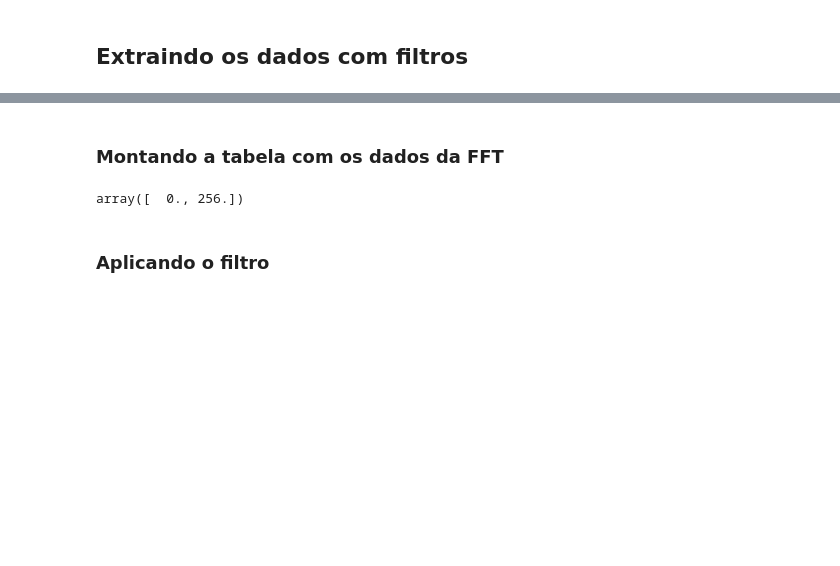
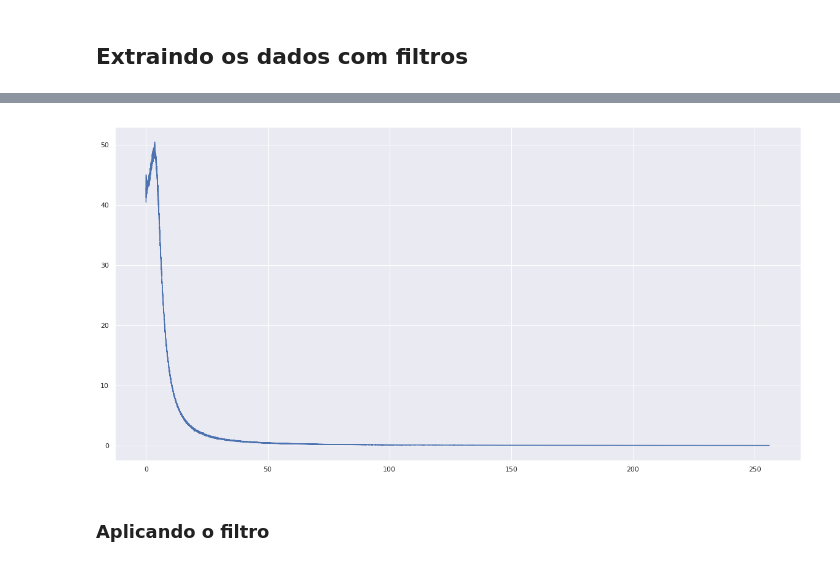
Before and after one commit to TNanukem/neural_analysis, a Jupyter notebook: Neural Analysis.ipynb, the cells around one changed output, grey strips where cells are left out. Saved outputs shown, nothing was run; the diff lists cells and outputs as text; code cells hidden in the pictures; blank space fills up the shorter version.

Commit message:
Initial filter version

```diff
--- a/Neural Analysis.ipynb
+++ b/Neural Analysis.ipynb
@@ -40,6 +40,34 @@ sns.set()
 
 import warnings
 warnings.filterwarnings('ignore')
+# %%
+def frequency_filter(y, Fs):
+    plt.figure(figsize=(20,10))
+
+    N = len(y)
+    T = 1/Fs
+    x = np.linspace(0, N*T, N)
+
+    y_fft = np.fft.fft(y)
+    x_fft = np.linspace(0,1/(2*T),N/2)
+
+    singlefft = (2/N)*np.abs(y_fft[:N//2])
+    sns.lineplot(x_fft,singlefft)
+    return singlefft, x_fft
+
+from scipy.signal import butter, lfilter
+
+def butter_bandpass(lowcut, highcut, fs, order=5):
+    nyq = 0.5 * (fs)
+    low = lowcut / nyq
+    high = highcut / nyq
+    b, a = butter(order, [low, high], btype='band')
+    return b, a
+
+def butter_bandpass_filter(data, lowcut, highcut, fs, order=5):
+    b, a = butter_bandpass(lowcut, highcut, fs, order=order)
+    y = lfilter(b, a, data)
+    return y
 # %%
 df_neural = pd.read_csv("data/recordRaw-[2018.11.16-10.16.29].csv")
 df_neural
@@ -135,4 +163,4 @@ Agora, vamos olhar os dados no domínio da frequência usando dois tipos de tran
 # %% [markdown]
 ## Extraindo os dados com filtros
 # %%
-df_knn = np.abs(df_neural.drop(["Epoch","Event Id", "Event Date", "Event Duration"], axis=1))
+df_knn = df_neural.drop(["Epoch","Event Id", "Event Date", "Event Duration"], axis=1)
@@ -151,2 +166,0 @@ df_knn.describe()
-# %% [markdown]
-### Montando a tabela com os dados da FFT
@@ -176,6 +167,7 @@ f,t, Sxx = signal.spectrogram(df_neural[["Time:512Hz","Channel 6"]], 512)
-# %%
-f
-# %% [output]
-array([  0., 256.])
+# %%
+Y_filtered = butter_bandpass_filter(df_knn["Channel 6"], 3, 8, 512, order=1)
+Y, X = frequency_filter(Y_filtered,512)
+# %% [output]
+[figure, added]
 # %% [markdown]
 ### Aplicando o filtro
```
Also changed, not shown: parts of 13 cells of this notebook, 5 other files.
